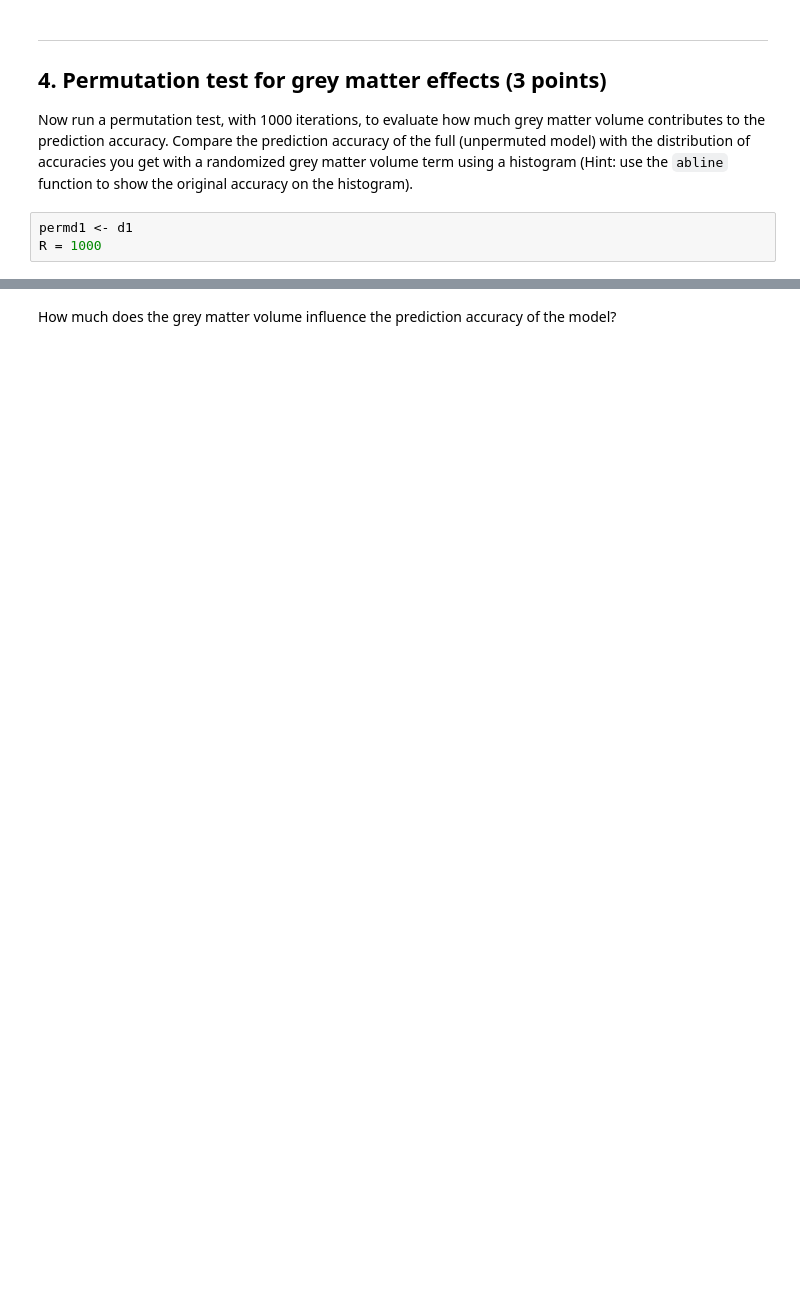
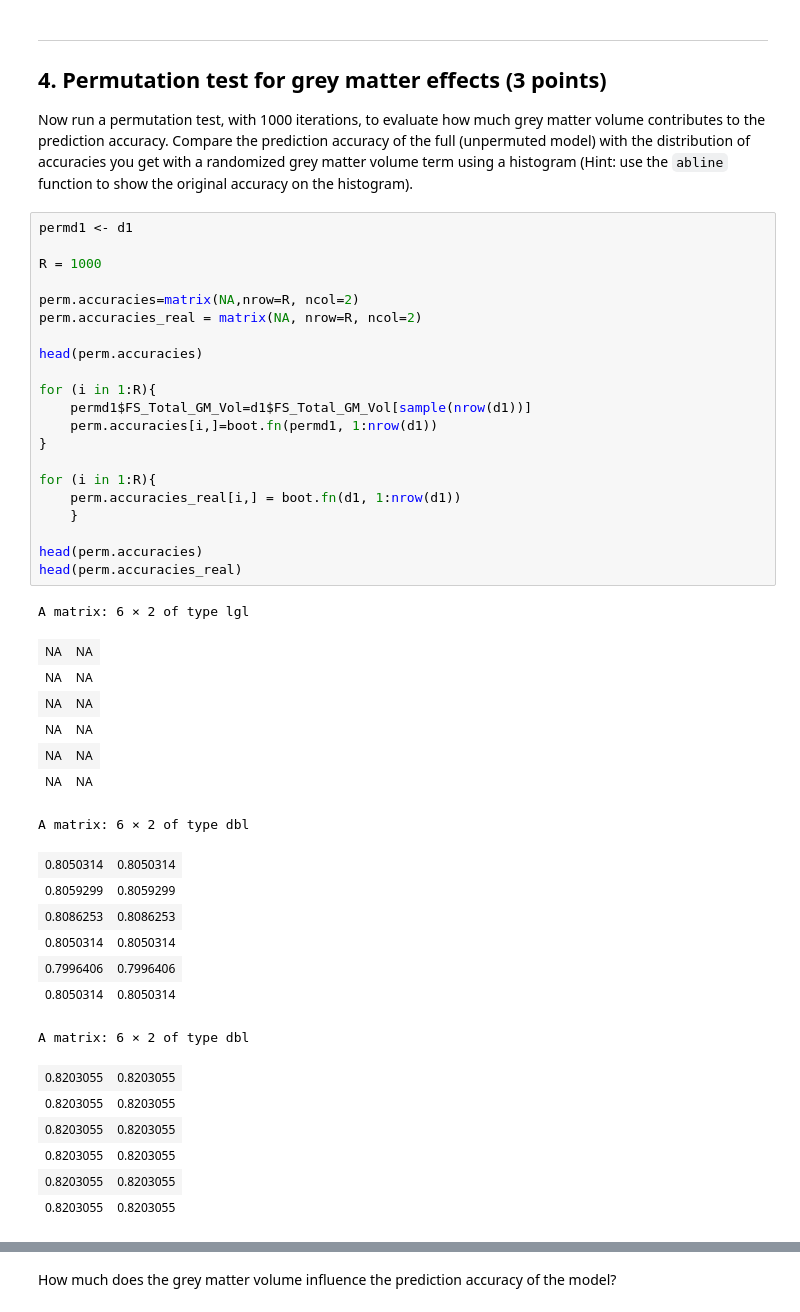
Before and after one commit to jluetkeh/Luetkehans_DSPN_S22, a Jupyter notebook: Homework8.ipynb, the cells around one changed output, grey strips where cells are left out. Saved outputs shown, nothing was run; the diff lists cells and outputs as text; blank space fills up the shorter version.

```diff
--- a/Homework8.ipynb
+++ b/Homework8.ipynb
@@ -232,6 +238,46 @@ How robust is the prediction accuracy of the full model?
 ## 4. Permutation test for grey matter effects (3 points)
 
 Now run a permutation test, with 1000 iterations, to evaluate how much grey matter volume contributes to the prediction accuracy. Compare the prediction accuracy of the full (unpermuted model) with the distribution of accuracies you get with a randomized grey matter volume term using a histogram (Hint: use the `abline` function to show the original accuracy on the histogram).
-# %%
-permd1 <- d1
-R = 1000
+# %%
+permd1 <- d1
+
+R = 1000
+
+perm.accuracies=matrix(NA,nrow=R, ncol=2)
+perm.accuracies_real = matrix(NA, nrow=R, ncol=2)
+
+head(perm.accuracies)
+
+for (i in 1:R){
+    permd1$FS_Total_GM_Vol=d1$FS_Total_GM_Vol[sample(nrow(d1))]
+    perm.accuracies[i,]=boot.fn(permd1, 1:nrow(d1))
+}
+
+for (i in 1:R){
+    perm.accuracies_real[i,] = boot.fn(d1, 1:nrow(d1))
+    }
+
+head(perm.accuracies)
+head(perm.accuracies_real)
+# %% [output]
+A matrix: 6 × 2 of type lgl
+| NA | NA |
+| NA | NA |
+| NA | NA |
+| NA | NA |
+| NA | NA |
+| NA | NA |
+A matrix: 6 × 2 of type dbl
+| 0.8050314 | 0.8050314 |
+| 0.8059299 | 0.8059299 |
+| 0.8086253 | 0.8086253 |
+| 0.8050314 | 0.8050314 |
+| 0.7996406 | 0.7996406 |
+| 0.8050314 | 0.8050314 |
+A matrix: 6 × 2 of type dbl
+| 0.8203055 | 0.8203055 |
+| 0.8203055 | 0.8203055 |
+| 0.8203055 | 0.8203055 |
+| 0.8203055 | 0.8203055 |
+| 0.8203055 | 0.8203055 |
+| 0.8203055 | 0.8203055 |
```
Also changed, not shown: parts of 18 cells of this notebook.
